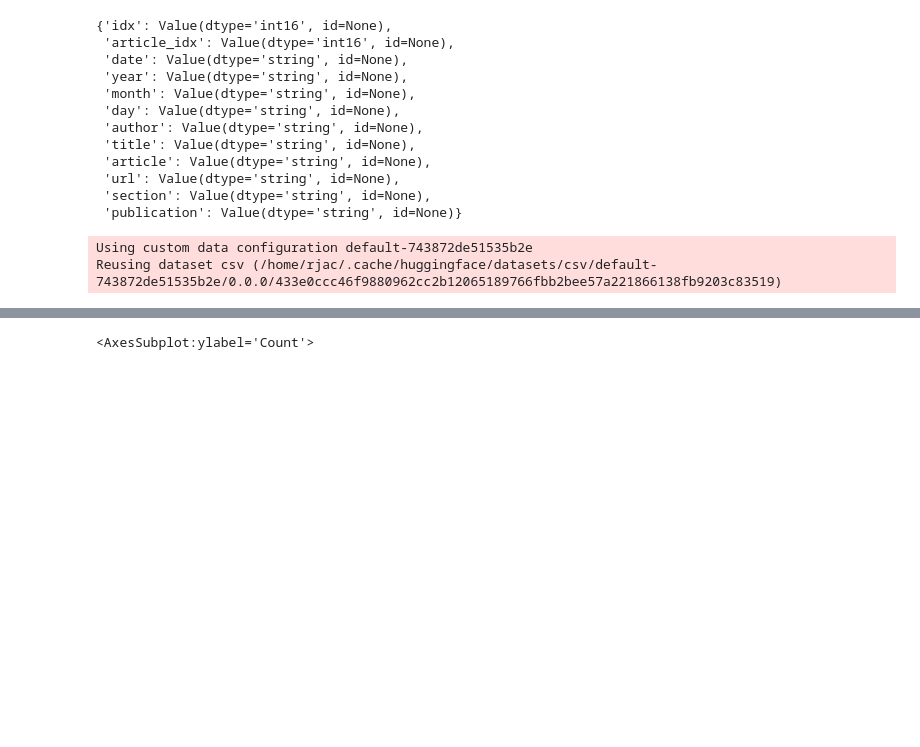
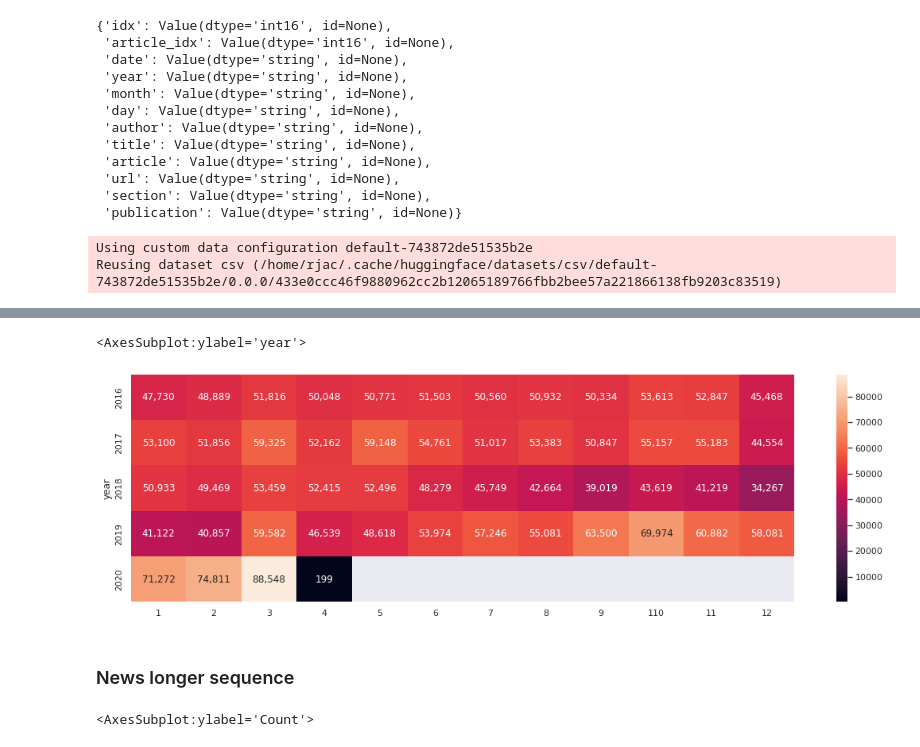
Before and after one commit to rafael-ariascalles/nlp-glg-clustering-pipeline, a Jupyter notebook: notebooks/dataUnderstanding.ipynb, the cells around one changed output, grey strips where cells are left out. Cells and saved outputs as stored; diff of their text form; code cells hidden in the pictures; blank space fills up the shorter version.

```diff
--- a/notebooks/dataUnderstanding.ipynb
+++ b/notebooks/dataUnderstanding.ipynb
@@ -85,0 +106,15 @@ df = df.map(string_to_datetime,batched=True,num_proc=6)
+# %%
+dates_of_articles = pd.DataFrame({"dates":df["train"]["datetime"]})
+# %%
+dates_of_articles["year"] = dates_of_articles.dates.dt.year
+dates_of_articles["months"] = dates_of_articles.dates.dt.month
+# %%
+months_per_year = dates_of_articles.groupby(["year","months"]).count().unstack()
+months_per_year.columns = [1,2,3,4,5,6,7,8,9,110,11,12]
+# %%
+sns.heatmap(months_per_year,annot=True,fmt=",.0f")
+# %% [output]
+<AxesSubplot:ylabel='year'>
+[figure, added]
+# %% [markdown]
+### News longer sequence
```
Also changed, not shown: parts of 15 cells of this notebook.
